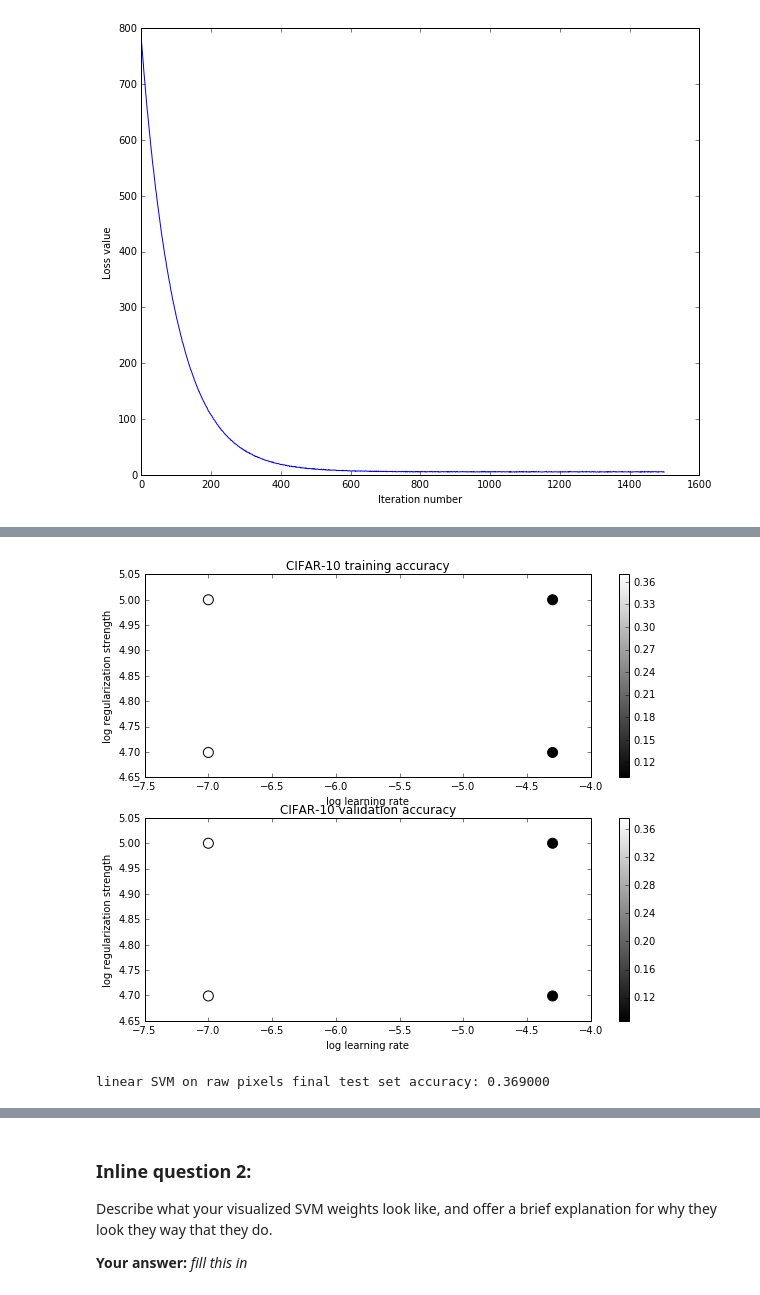
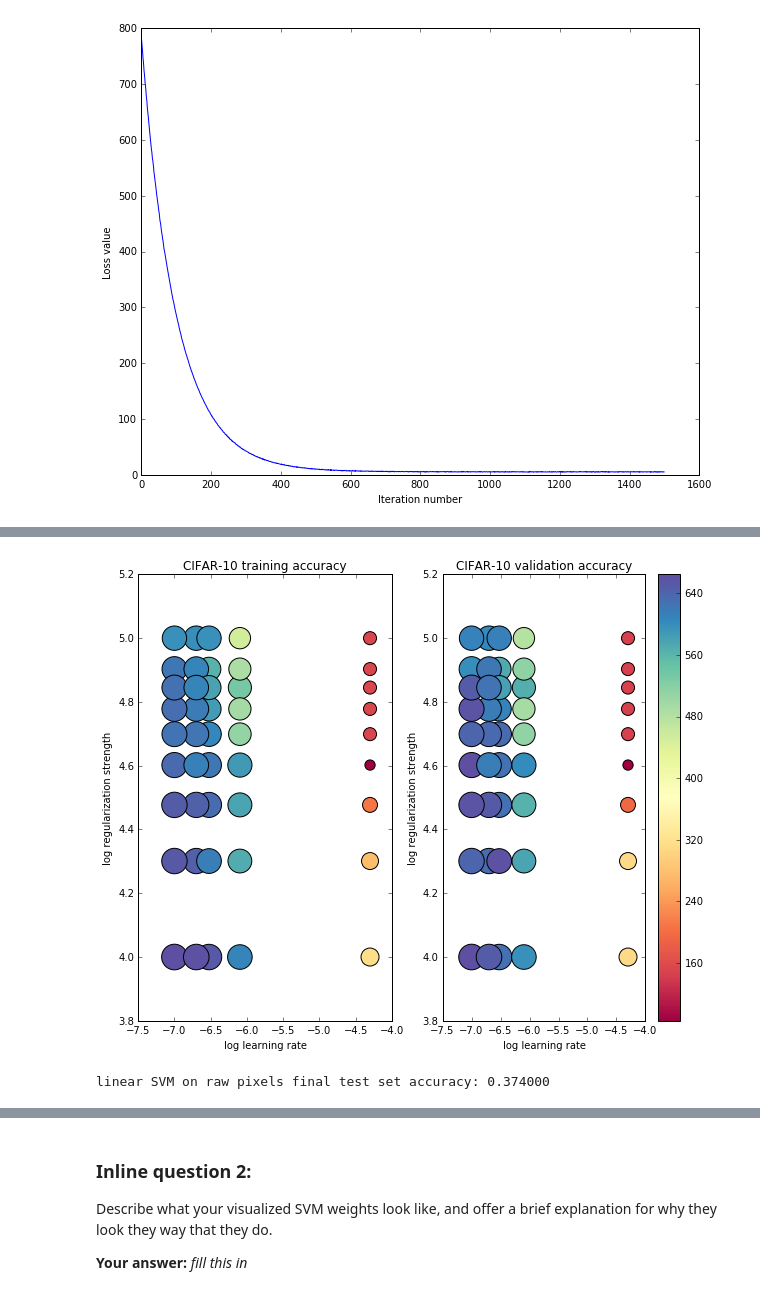
Before and after one commit to david-dobor/cs231n, a Jupyter notebook: assignment1/svm.ipynb, the cells around one changed output, grey strips where cells are left out. Cells and saved outputs as stored; diff of their text form; code cells hidden in the pictures.

```diff
--- a/assignment1/svm.ipynb
+++ b/assignment1/svm.ipynb
@@ -339,8 +339,8 @@ validation accuracy: 0.374000
 # learning rate). You should experiment with different ranges for the learning
 # rates and regularization strengths; if you are careful you should be able to
 # get a classification accuracy of about 0.4 on the validation set.
-learning_rates = [1e-7, 5e-5]
-regularization_strengths = [5e4, 1e5]
+learning_rates = [1e-7, 2e-7, 3e-7, 5e-5, 8e-7]
+regularization_strengths = [1e4, 2e4, 3e4, 4e4, 5e4, 6e4, 7e4, 8e4, 1e5]
 
 # results is dictionary mapping tuples of the form
 # (learning_rate, regularization_strength) to tuples of the form
@@ -400,37 +412,40 @@ best validation accuracy achieved during cross-validation: 0.376000
 # %%
 # Visualize the cross-validation results
+plt.rcParams['image.cmap'] = 'Spectral'
+#plt.rcParams['image.cmap'] = 'BrBG'
 import math
 x_scatter = [math.log10(x[0]) for x in results]
 y_scatter = [math.log10(x[1]) for x in results]
 
 # plot training accuracy
-marker_size = 100
-colors = [results[x][0] for x in results]
-plt.subplot(2, 1, 1)
+# marker_size = 100
+colors = [results[x][0]*1700 for x in results]
+marker_size = colors
+plt.subplot(1, 2, 1)
 plt.scatter(x_scatter, y_scatter, marker_size, c=colors)
-plt.colorbar()
+#plt.colorbar()
 plt.xlabel('log learning rate')
 plt.ylabel('log regularization strength')
 plt.title('CIFAR-10 training accuracy')
 
 # plot validation accuracy
-colors = [results[x][1] for x in results] # default size of markers is 20
-plt.subplot(2, 1, 2)
+colors = [results[x][1]*1700  for x in results] # default size of markers is 20
+plt.subplot(1, 2, 2)
 plt.scatter(x_scatter, y_scatter, marker_size, c=colors)
 plt.colorbar()
 plt.xlabel('log learning rate')
 plt.ylabel('log regularization strength')
 plt.title('CIFAR-10 validation accuracy')
 plt.show()
 # %% [output]
-[figure, old version]
+[figure, new version]
 # %%
 # Evaluate the best svm on test set
 y_test_pred = best_svm.predict(X_test)
 test_accuracy = np.mean(y_test == y_test_pred)
 print 'linear SVM on raw pixels final test set accuracy: %f' % test_accuracy
 # %% [output]
-linear SVM on raw pixels final test set accuracy: 0.369000
+linear SVM on raw pixels final test set accuracy: 0.374000
 # %%
 # Visualize the learned weights for each class.
 # Depending on your choice of learning rate and regularization strength, these may
```
Also changed, not shown: parts of 9 cells of this notebook, 16 other files.
